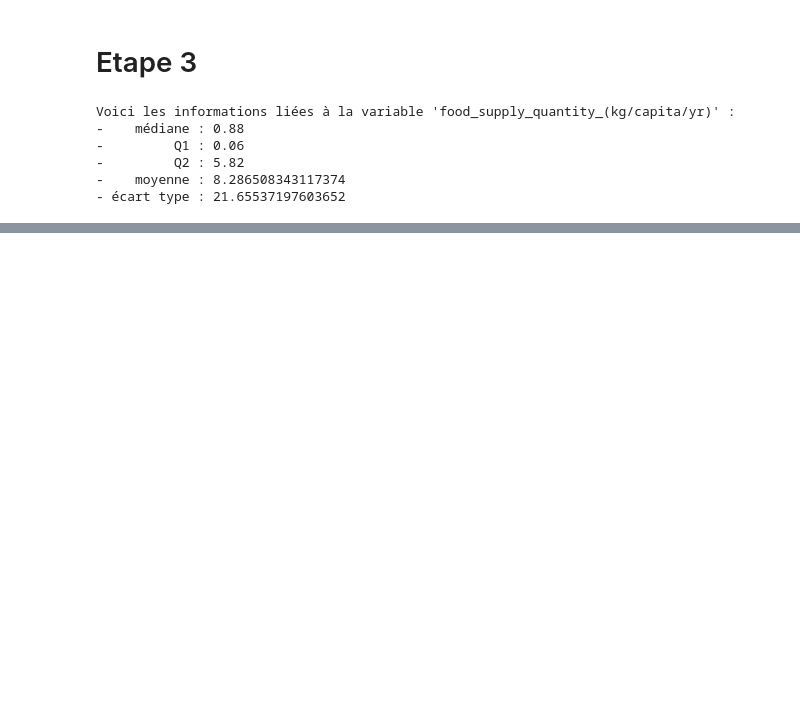
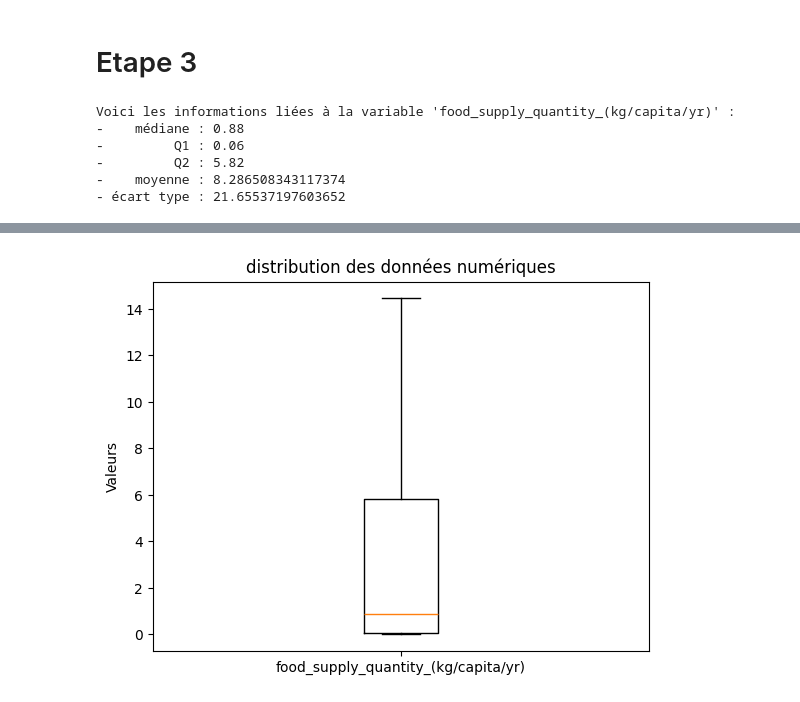
Before and after one commit to Hamza-Benhammou/brief_data_CCH, a Jupyter notebook: chris_test.ipynb, the cells around one changed output, grey strips where cells are left out. Saved outputs shown, nothing was run; the diff lists cells and outputs as text; code cells hidden in the pictures; blank space fills up the shorter version.

```diff
--- a/chris_test.ipynb
+++ b/chris_test.ipynb
@@ -555,0 +606,18 @@ Voici les informations liées à la variable 'food_supply_quantity_(kg/capita/yr
+# %%
+### 18 suiet
+
+# Générer des données aléatoires pour trois groupes
+data1 = val_dispo_quantite
+data = [data1]
+
+# Créer le diagramme en boîte
+plt.boxplot(data, labels=[dispo_quantite], showfliers=False)
+plt.title('distribution des données numériques')
+plt.ylabel('Valeurs')
+
+# plt.yticks(ticks=[0, 5])
+
+# Afficher le diagramme en boîte
+plt.show()
+# %% [output]
+[figure, added]
```
Also changed, not shown: parts of 8 cells of this notebook.
